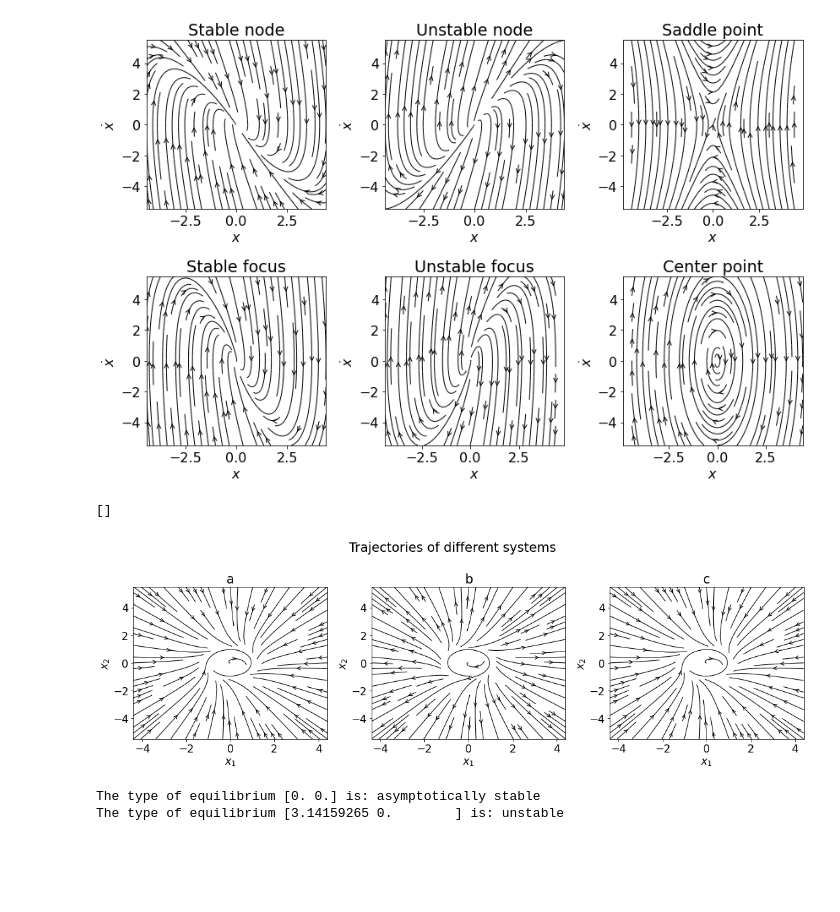
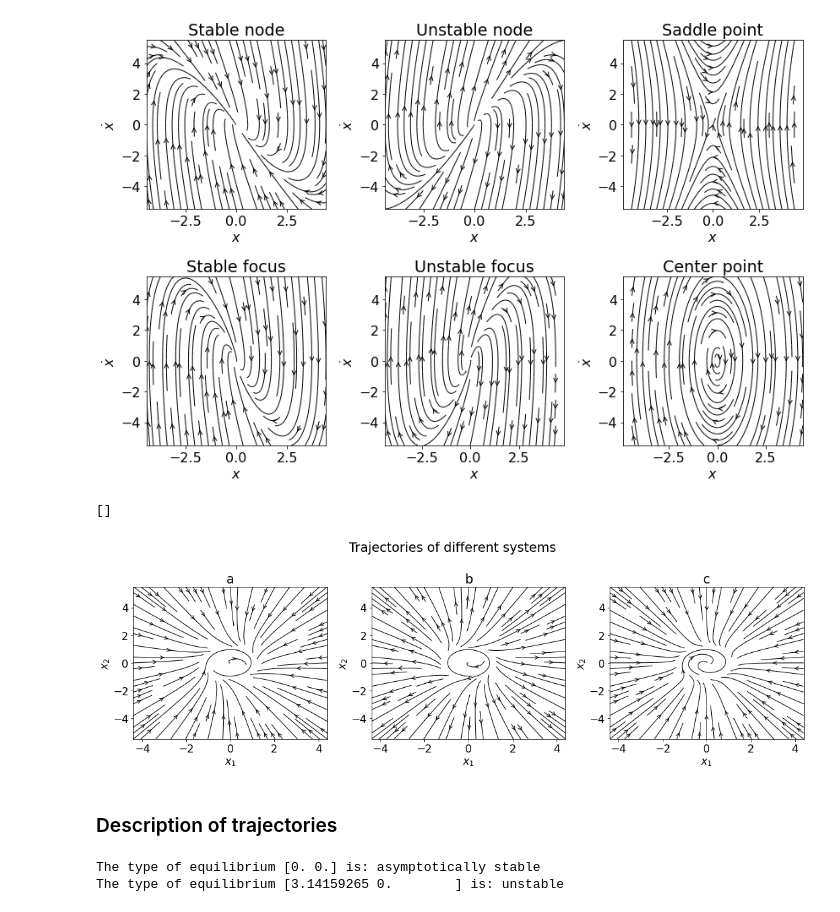
Before and after one commit to deemp/Innopolis, a Jupyter notebook: HWs/HW2.ipynb, the cells around one changed output. Cells and saved outputs as stored; diff of their text form; code cells hidden in the pictures; blank space fills up the shorter version.

```diff
--- a/HWs/HW2.ipynb
+++ b/HWs/HW2.ipynb
@@ -9,10 +62,11 @@ plt.rcParams['font.size'] = '16'
 # %%
+# TODO phase plot
 T_START = 0
 T_END = 1000000
 N_LIM = 10000
 T_LINSPACE = np.linspace(0,T_END,N_LIM)
 PHI_0 = [5, -5, 0]
-K = 0.01
+K = 1
 
 def sign(x):
     return np.tanh(100 * x)
@@ -37,7 +91,7 @@ def f (phi_0):
 
 fig, axs = plt.subplots(1,1,figsize=(10,7))
 fig.suptitle(
-    f"Phase plots for different initial conditions$\\varphi_{{0}}$\n"+\
+    f"Trajectories for different initial conditions $\\varphi_{{0}}$\n"+\
         f"of the system $\\ddot{{\\varphi}}=-sign(k\\varphi+\\dot{{\\varphi}})$, k={K}")
 
 
@@ -138,8 +196,8 @@ def sys_b (x):
     return dx1, dx2
 
 def sys_c (x):
-    dx1 = x[1] - x[0] * (x[0] ** 2 + x[1] ** 2 - 1)
-    dx2 = -x[0] - x[1] * (x[0] ** 2 + x[1] ** 2 - 1)
+    dx1 = x[1] - x[0] * (x[0] ** 2 + x[1] ** 2 - 1) ** 2
+    dx2 = -x[0] - x[1] * (x[0] ** 2 + x[1] ** 2 - 1) ** 2
     return dx1, dx2
 
 
@@ -150,34 +208,38 @@ SYSTEMS = {
 }
 
 def f (sys,name,ax):
     dx1, dx2 = sys([X1_GRID, X2_GRID])
     ax.streamplot(x=X1_SPAN, y=X2_SPAN, u=dx1, v=dx2,
             arrowsize=1.2, # size of the arrows
            density=0.9, # density of the vectorfield
            color='k', # color for the trajectories
            linewidth=1, # the width of the lines for trajectories
            arrowstyle='->') # you can change type of arrows
     ax.set_title(name)
     ax.set_xlabel("$x_{1}$")
     ax.set_ylabel("$x_{2}$")
     ax.yaxis.labelpad = 2
 
 fig,axs = plt.subplots(nrows=HEIGHT,ncols=WIDTH,figsize=(WIDTH * SCALE, HEIGHT * SCALE))
 fig.suptitle(f"Trajectories of different systems")
 fig.subplots_adjust(wspace=0.6)
 
 def plot_systems():
     for (i,t) in enumerate(SYSTEMS.items()):
         name,sys = t
         f(name = name,sys = sys, ax=axs[i])
 
 plot_systems()
 
 plt.tight_layout()
 plt.plot()
 # %% [output]
 []
-[figure, old version]
+[figure, new version]
+# %% [markdown]
+### Description of trajectories
+
+<!-- TODO -->
 # %%
 STABLE = "asymptotically stable"
 UNSTABLE = "unstable"
```
Also changed, not shown: parts of 3 cells of this notebook.
